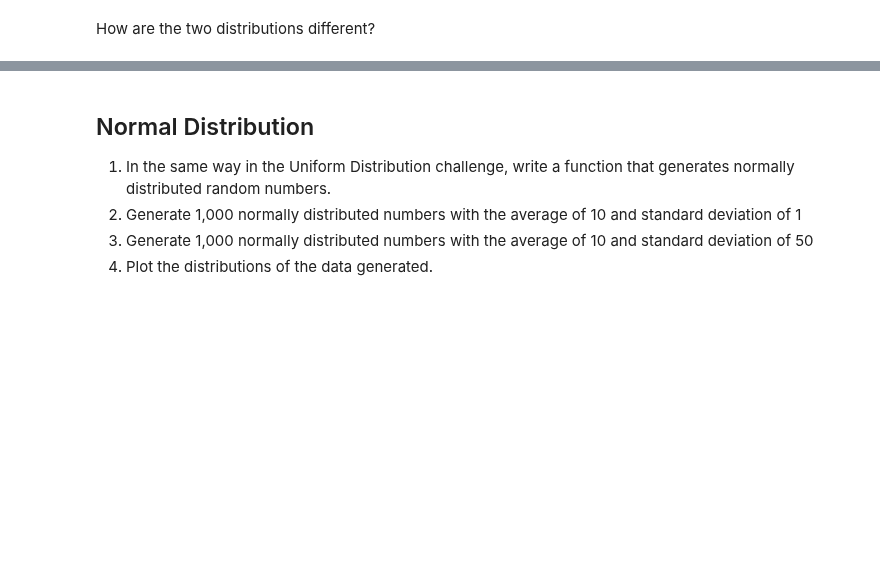
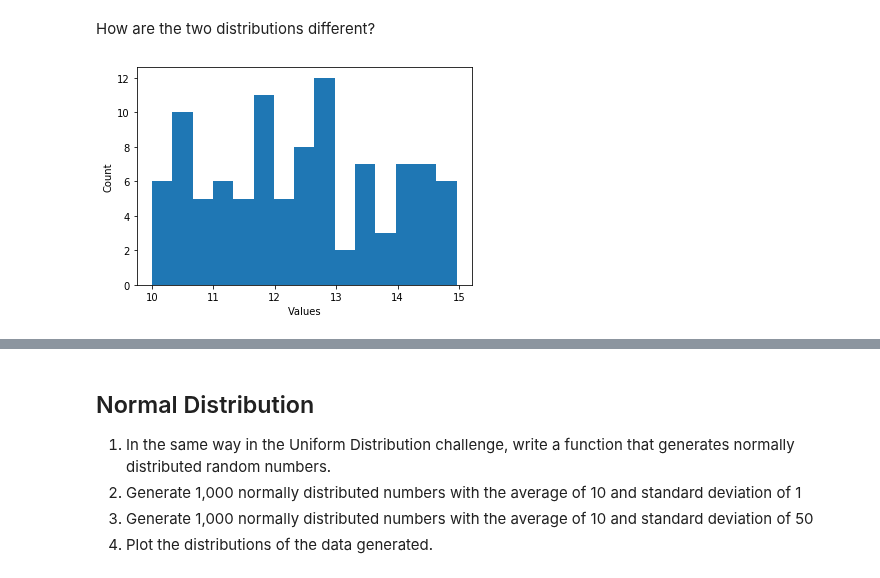
Before and after one commit to ta-datapt-bcn/lab-cont-probability-distribution, a Jupyter notebook: your_code/main.ipynb, the cells around one changed output, grey strips where cells are left out. Saved outputs shown, nothing was run; the diff lists cells and outputs as text; code cells hidden in the pictures; blank space fills up the shorter version.

Commit message:
[Dic19][Dinis]lab-cont-probability-distribution

```diff
--- a/your_code/main.ipynb
+++ b/your_code/main.ipynb
@@ -45,0 +50,17 @@ print(randoms)
+# %%
+# 1- write a function that generates uniformly distributed random numbers
+
+def uni_dist_random(bottom, ceiling, count):
+        '''
+        function that generates uniformly distributed random numbers
+        '''
+        x = uniform.rvs(size=count)
+        bottom = bottom
+        ceiling = ceiling
+        randoms = bottom + (ceiling - bottom)*x
+
+        return randoms
+# %%
+#2 - Call your function with 2 sets of params
+
+set_1 = uni_dist_random(10,15,100)
@@ -46,4 +69,12 @@ print(randoms)
 # %% [markdown]
 How are the two distributions different?
 # %%
+# 3 - Plot the uniform distributions generated above using histograms
 # X-axis depending on ceiling, number of obs in each bin depending on n
+
+plt.hist(set_1, bins = 15)
+plt.ylabel('Count')
+plt.xlabel('Values')
+plt.show()
+# %% [output]
+[figure, added]
```
Also changed, not shown: parts of 33 cells of this notebook, 1 other file.
